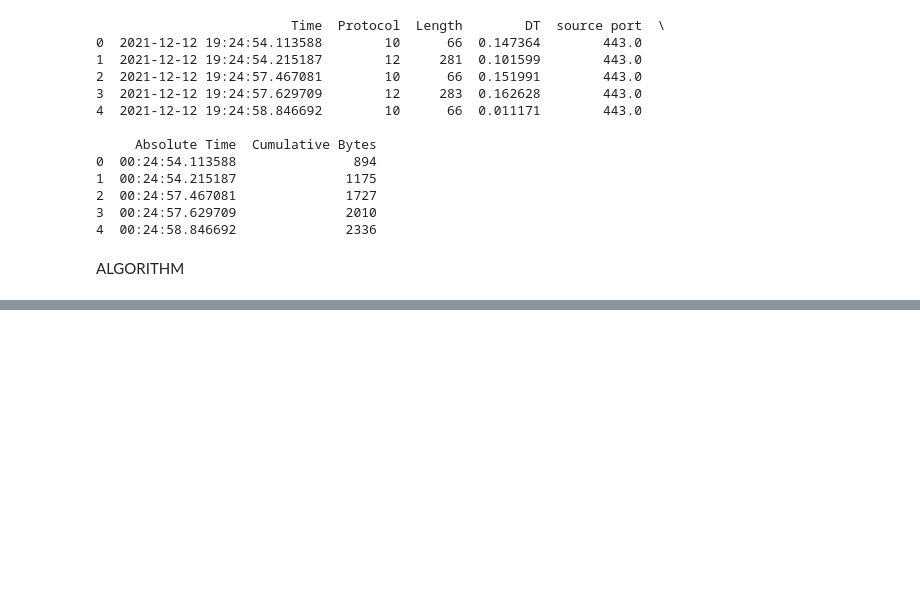
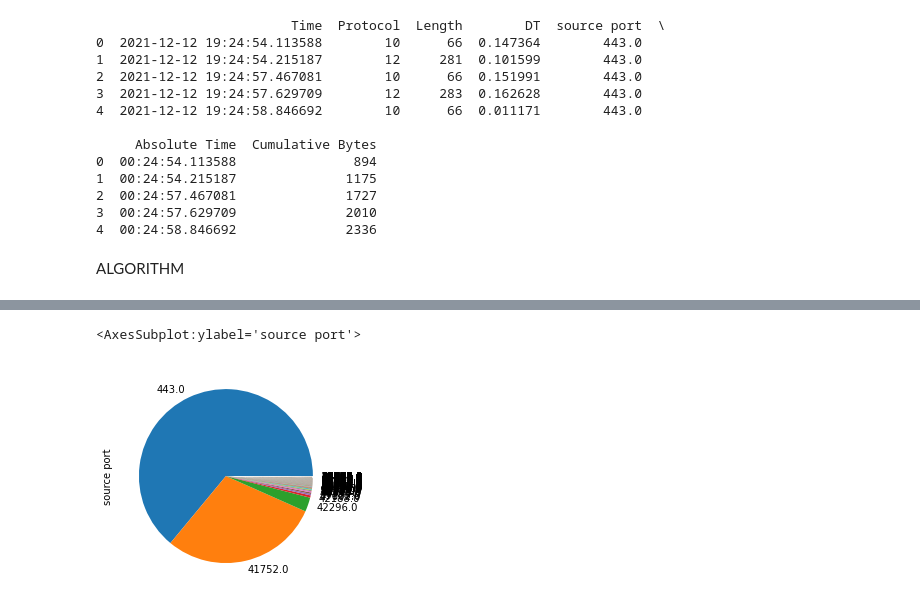
Before and after one commit to ghalibbajwa/Streaming-Detection-Using-Packet-Data, a Jupyter notebook: Models/RandomForest.ipynb, the cells around one changed output, grey strips where cells are left out. Drawn from its saved outputs; the diff is of its cells as text; code cells hidden in the pictures; blank space fills up the shorter version.

```diff
--- a/Models/RandomForest.ipynb
+++ b/Models/RandomForest.ipynb
@@ -64,0 +99,5 @@ print(df5.head())
+# %%
+df4['source port'].value_counts().plot(kind='pie') # Actual Port distribution
+# %% [output]
+<AxesSubplot:ylabel='source port'>
+[figure, added]
```
Also changed, not shown: parts of 15 cells of this notebook, 5 other files.
